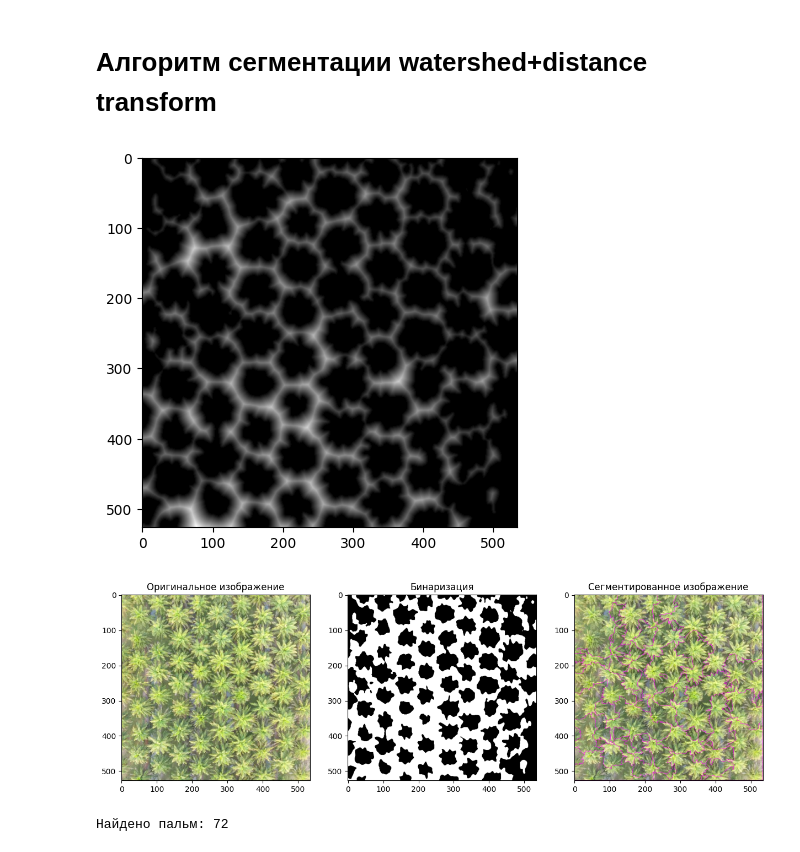
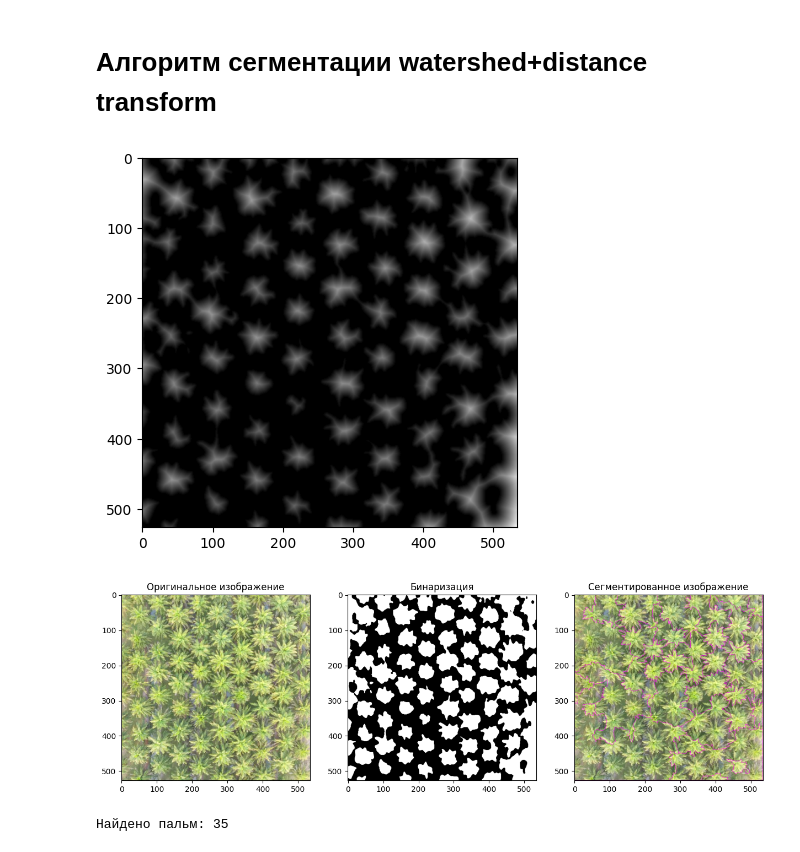
Before and after one commit to AfanasevAlexandr999/ImageProcessing, a Jupyter notebook: IMGN_4/DE_IP_2024_Task_4.ipynb, the cells around one changed output. Drawn from its saved outputs; the diff is of its cells as text; code cells hidden in the pictures.

```diff
--- a/IMGN_4/DE_IP_2024_Task_4.ipynb
+++ b/IMGN_4/DE_IP_2024_Task_4.ipynb
@@ -90,35 +90,36 @@ image = cv2.imread("palm_1.jpg")
 image_gray = cv2.cvtColor(image, cv2.COLOR_BGR2GRAY)
 
 blurred = cv2.GaussianBlur(image_gray, (21, 29), 0)
-ret, thresh = cv2.threshold(blurred, 0, 255, cv2.THRESH_BINARY_INV + cv2.THRESH_OTSU)
+ret, thresh = cv2.threshold(blurred, 0, 255, cv2.THRESH_BINARY + cv2.THRESH_OTSU)
 dist_transform = cv2.distanceTransform(thresh, cv2.DIST_L2, 5)
+
 plt.imshow(dist_transform, cmap="gray")
 
 local_maxima = ndimage.maximum_filter(dist_transform, size=20, mode='constant')
 
 ret, sure_fg = cv2.threshold(dist_transform, 0.5 * dist_transform.max(), 255, cv2.THRESH_BINARY)
 sure_fg = sure_fg.astype(np.uint8)
 ret, markers = cv2.connectedComponents(sure_fg)
 markers = cv2.watershed(image, markers.astype(np.int32))
 
 num = len(np.unique(markers)) - 1
 
 segmented_image = image.copy()
 segmented_image[markers == -1] = [255, 0, 255]
 
 plt.figure(figsize=(15, 12))
 plt.subplot(1, 3, 1)
 plt.imshow(cv2.cvtColor(image, cv2.COLOR_BGR2RGB))
 plt.title("Оригинальное изображение")
 plt.subplot(1, 3, 2)
 plt.imshow(thresh, cmap="gray")
 plt.title("Бинаризация")
 plt.subplot(1, 3, 3)
 plt.imshow(cv2.cvtColor(segmented_image, cv2.COLOR_BGR2RGB))
 plt.title("Сегментированное изображение")
 plt.show()
 print("Найдено пальм:", num)
 # %% [output]
-[figure, old version]
+[figure, new version]
-[figure, old version]
+[figure, new version]
-Найдено пальм: 72
+Найдено пальм: 35
```
